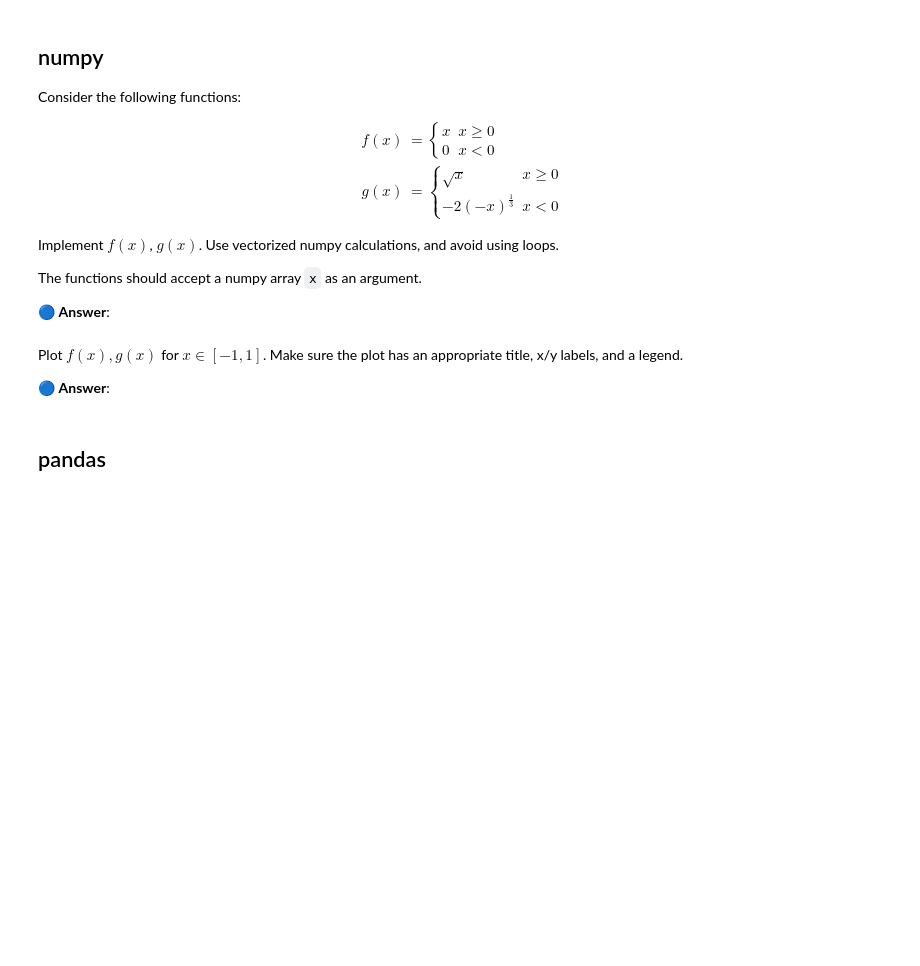
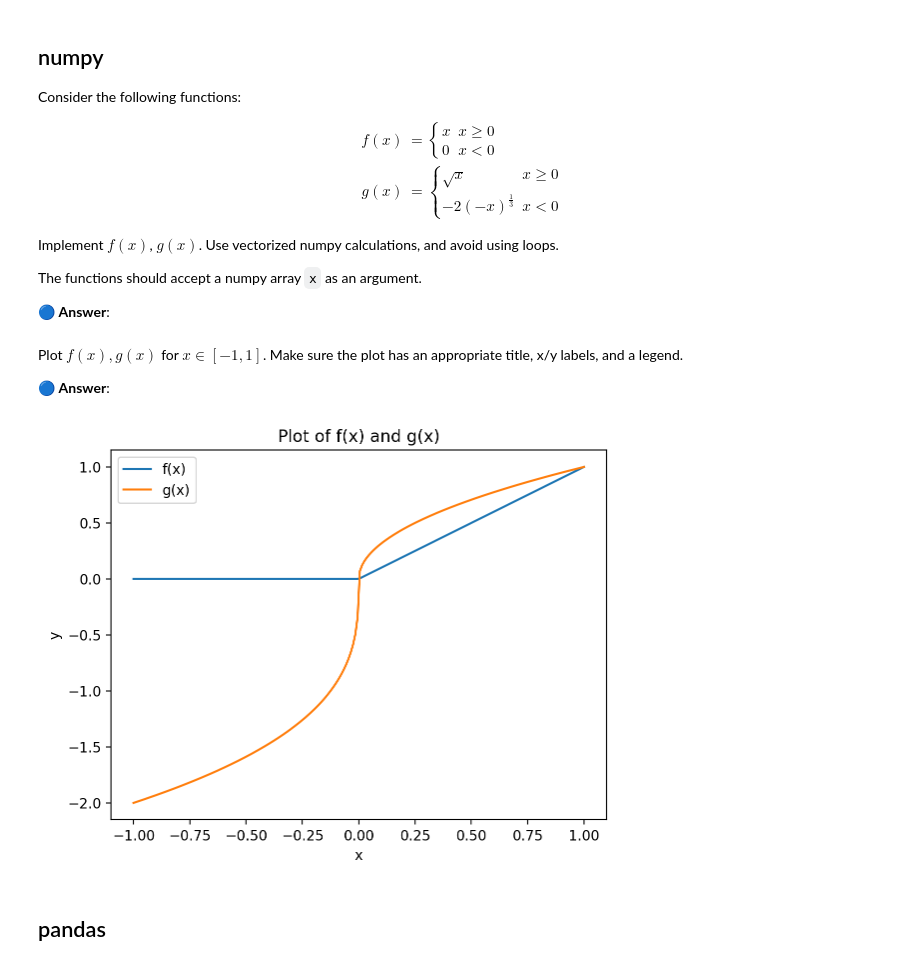
Before and after one commit to ashalem/ML_Human, a Jupyter notebook: HW1_W2024_students_75d4.ipynb, the cells around one changed output. Drawn from its saved outputs; the diff is of its cells as text; code cells hidden in the pictures; blank space fills up the shorter version.

```diff
--- a/HW1_W2024_students_75d4.ipynb
+++ b/HW1_W2024_students_75d4.ipynb
@@ -59,12 +59,17 @@ Implement $f(x)$, $g(x)$. Use vectorized numpy calculations, and avoid using loo
 The functions should accept a numpy array `x` as an argument.
 
 🔵 **Answer**:
-# %%
-def f(x):
-    ## YOUR SOLUTION
-
-def g(x):
-    ## YOUR SOLUTION
+# %%
+def f(x: np.ndarray) -> np.ndarray:
+    x_copy = x.copy()
+    x_copy[x_copy < 0] = 0
+    return x_copy
+
+def g(x: np.ndarray) -> np.ndarray:
+    x_copy = x.copy()
+    x_copy[x_copy >= 0] = np.sqrt(x_copy[x_copy >= 0])
+    x_copy[x_copy < 0] = -2 * (-x_copy[x_copy < 0]) ** (1 / 3)
+    return x_copy
 # %% [markdown]
 Plot $f(x),g(x)$ for $x\in[-1,1]$. Make sure the plot has an appropriate title, x/y labels, and a legend.
 
@@ -80,3 +77,20 @@ fig,ax = plt.subplots()
+# %%
+x = np.linspace(-1,1,200)  # Generate an array of 200 evenly spaced values between -1 and 1
+y1 = f(x)  # Calculate the values of f(x) for each value in x
+y2 = g(x)  # Calculate the values of g(x) for each value in x
+
+fig, ax = plt.subplots()  # Create a figure and axes object for the plot
+
+ax.plot(x, y1, label='f(x)')  # Plot the values of x against the values of y1 and label it as 'f(x)'
+ax.plot(x, y2, label='g(x)')  # Plot the values of x against the values of y2 and label it as 'g(x)'
+ax.set_title('Plot of f(x) and g(x)')
+ax.set_xlabel('x')
+ax.set_ylabel('y')
+ax.legend()
+
+plt.show()
+# %% [output]
+[figure, added]
 # %% [markdown]
 ## pandas
 # %% [markdown]
```
Also changed, not shown: parts of 10 cells of this notebook.
